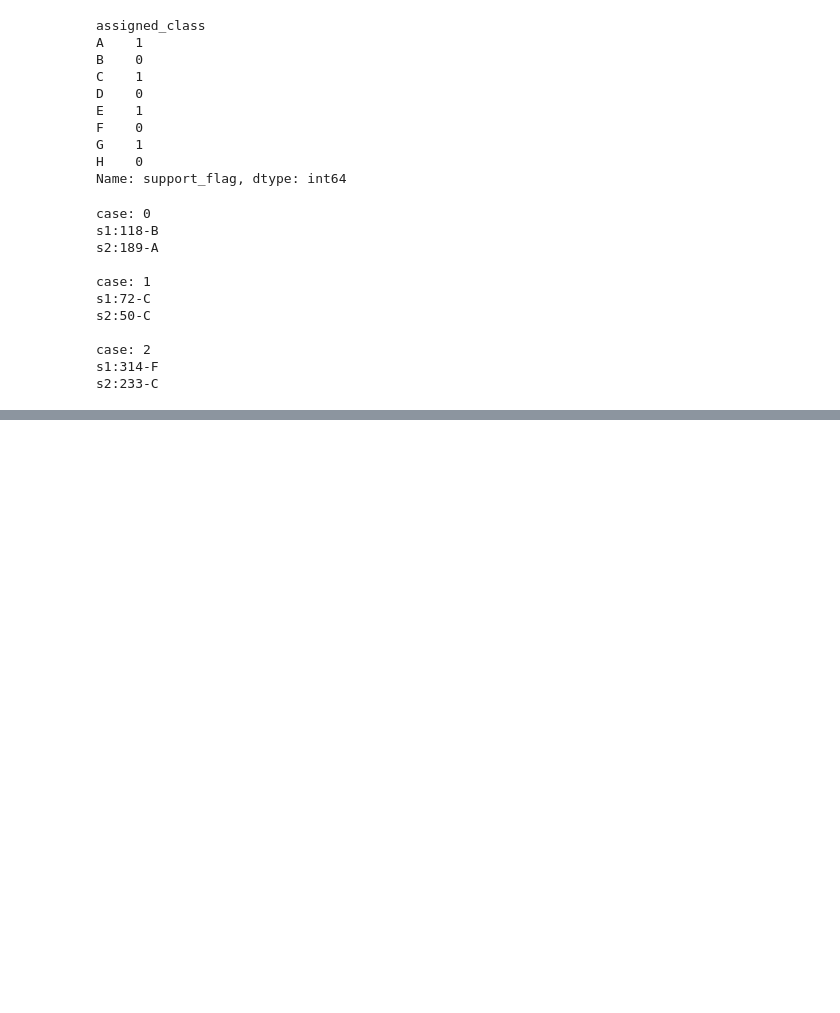
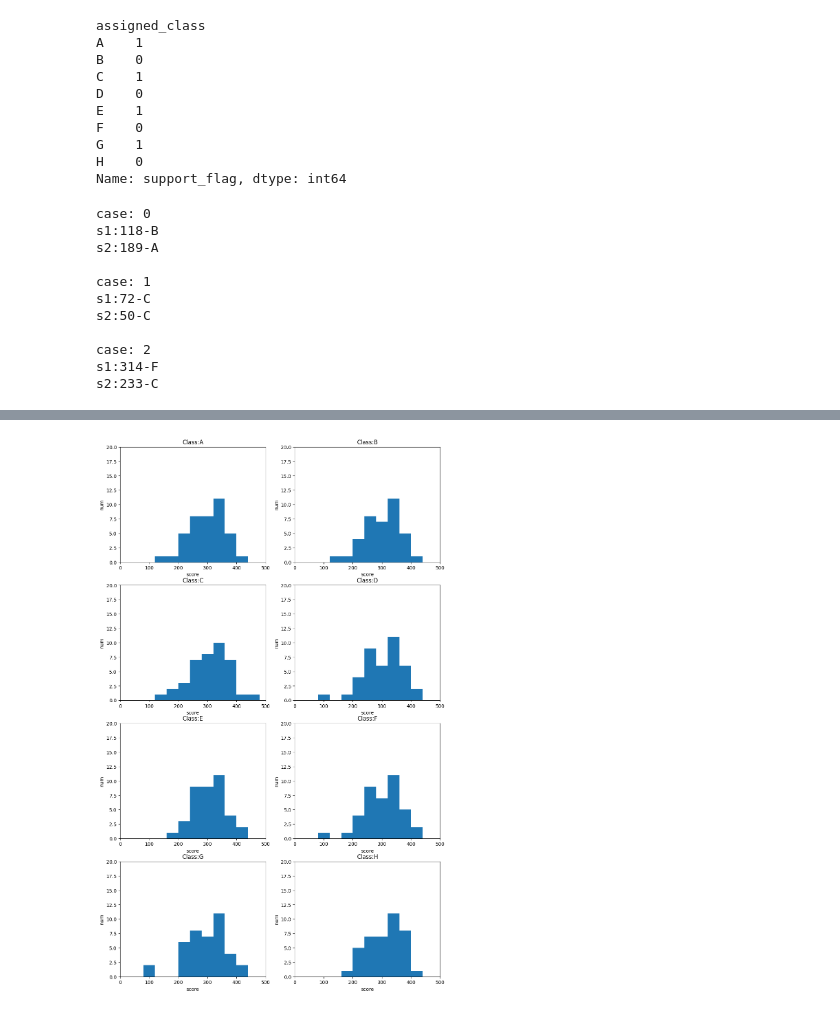
Before and after one commit to maton369/PyOptBook_Practice, a Jupyter notebook: 3_school/main.ipynb, the cells around one changed output, grey strips where cells are left out. Cells and saved outputs as stored; diff of their text form; code cells hidden in the pictures; blank space fills up the shorter version.

```diff
--- a/3_school/main.ipynb
+++ b/3_school/main.ipynb
@@ -302,0 +462,12 @@ for i, c in enumerate(C):
+# %%
+# 検証用のデータフレームの用意
+result_df2 = s_df.copy()
+
+# 各生徒がどのクラスに割り当てられたかの情報を辞書に格納
+S2C = {}
+for s in S:
+    S2C[s] = [c for c in C if x[s, c].value() == 1][0]
+
+# 生徒データに各生徒が度のクラスに割り当てられたかの情報を結合
+result_df2["assigned_class"] = result_df2["student_id"].map(S2C)
+result_df2.head(5)
@@ -302,0 +481,17 @@ for i, c in enumerate(C):
+# %%
+fig = plt.figure(figsize=(12, 20))
+for i, c in enumerate(C):
+    cls_df = result_df2[result_df2["assigned_class"] == c]
+    ax = fig.add_subplot(
+        4,
+        2,
+        i + 1,
+        xlabel="score",
+        ylabel="num",
+        xlim=(0, 500),
+        ylim=(0, 20),
+        title="Class:{:s}".format(c),
+    )
+    ax.hist(cls_df["score"], bins=range(0, 500, 40))
+# %% [output]
+[figure, added]
```
Also changed, not shown: parts of 6 cells of this notebook.
